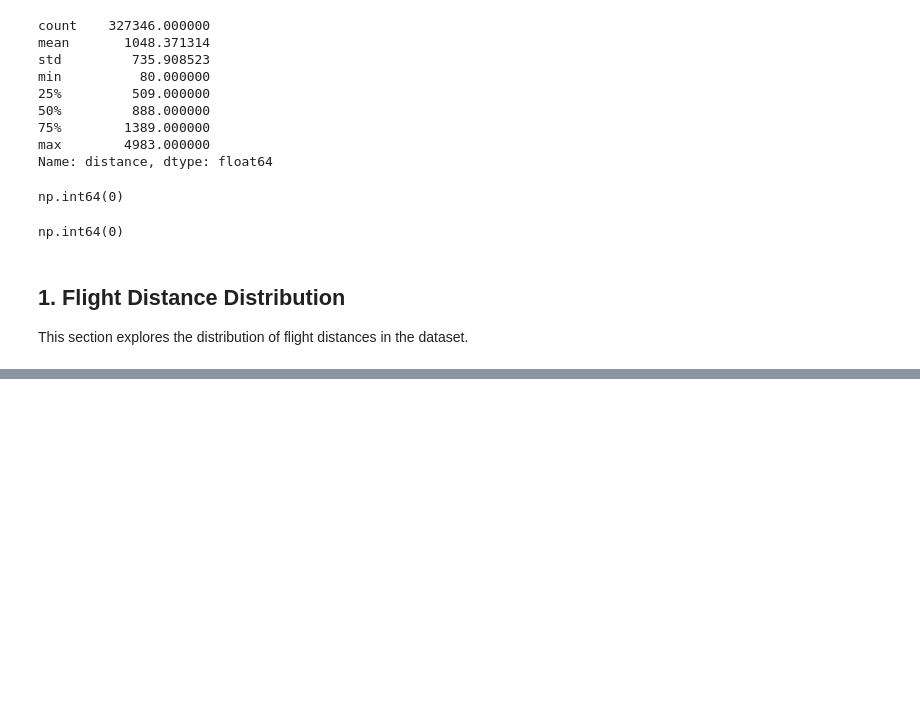
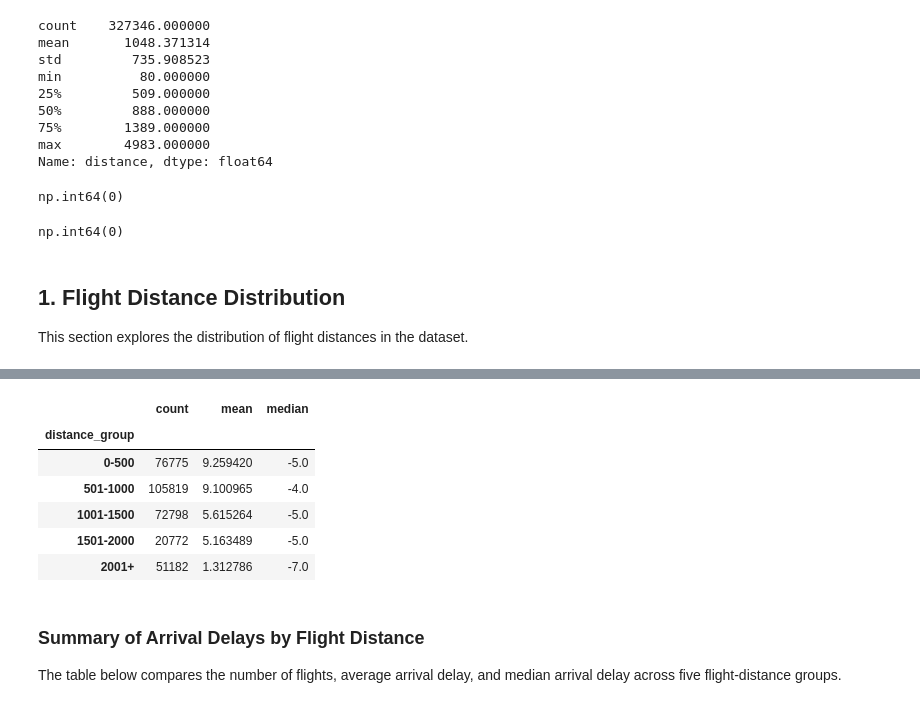
Before and after one commit to Jade-Jung/BAN5103-Flight-Delay-Analysis, a Jupyter notebook: 07_EDA_Visualization_Distance_Analysis.ipynb, the cells around one changed output, grey strips where cells are left out. Saved outputs shown, nothing was run; the diff lists cells and outputs as text; code cells hidden in the pictures; blank space fills up the shorter version.

```diff
--- a/07_EDA_Visualization_Distance_Analysis.ipynb
+++ b/07_EDA_Visualization_Distance_Analysis.ipynb
@@ -68,0 +93,6 @@ This section explores the distribution of flight distances in the dataset.
+# %%
+analysis['distance_group'] = pd.cut(
+    analysis['distance'],
+    bins=[0, 500, 1000, 1500, 2000, 5000],
+    labels=['0-500', '501-1000', '1001-1500', '1501-2000', '2001+']
+)
@@ -68,0 +157,16 @@ This section explores the distribution of flight distances in the dataset.
+# %%
+analysis.groupby('distance_group')['arr_delay'].agg(
+    ['count', 'mean', 'median']
+)
+# %% [output]
+|  | count | mean | median |
+| distance_group |  |  |  |
+| 0-500 | 76775 | 9.259420 | -5.0 |
+| 501-1000 | 105819 | 9.100965 | -4.0 |
+| 1001-1500 | 72798 | 5.615264 | -5.0 |
+| 1501-2000 | 20772 | 5.163489 | -5.0 |
+| 2001+ | 51182 | 1.312786 | -7.0 |
+# %% [markdown]
+### Summary of Arrival Delays by Flight Distance
+
+The table below compares the number of flights, average arrival delay, and median arrival delay across five flight-distance groups.
```
Also changed, not shown: parts of 12 cells of this notebook.
